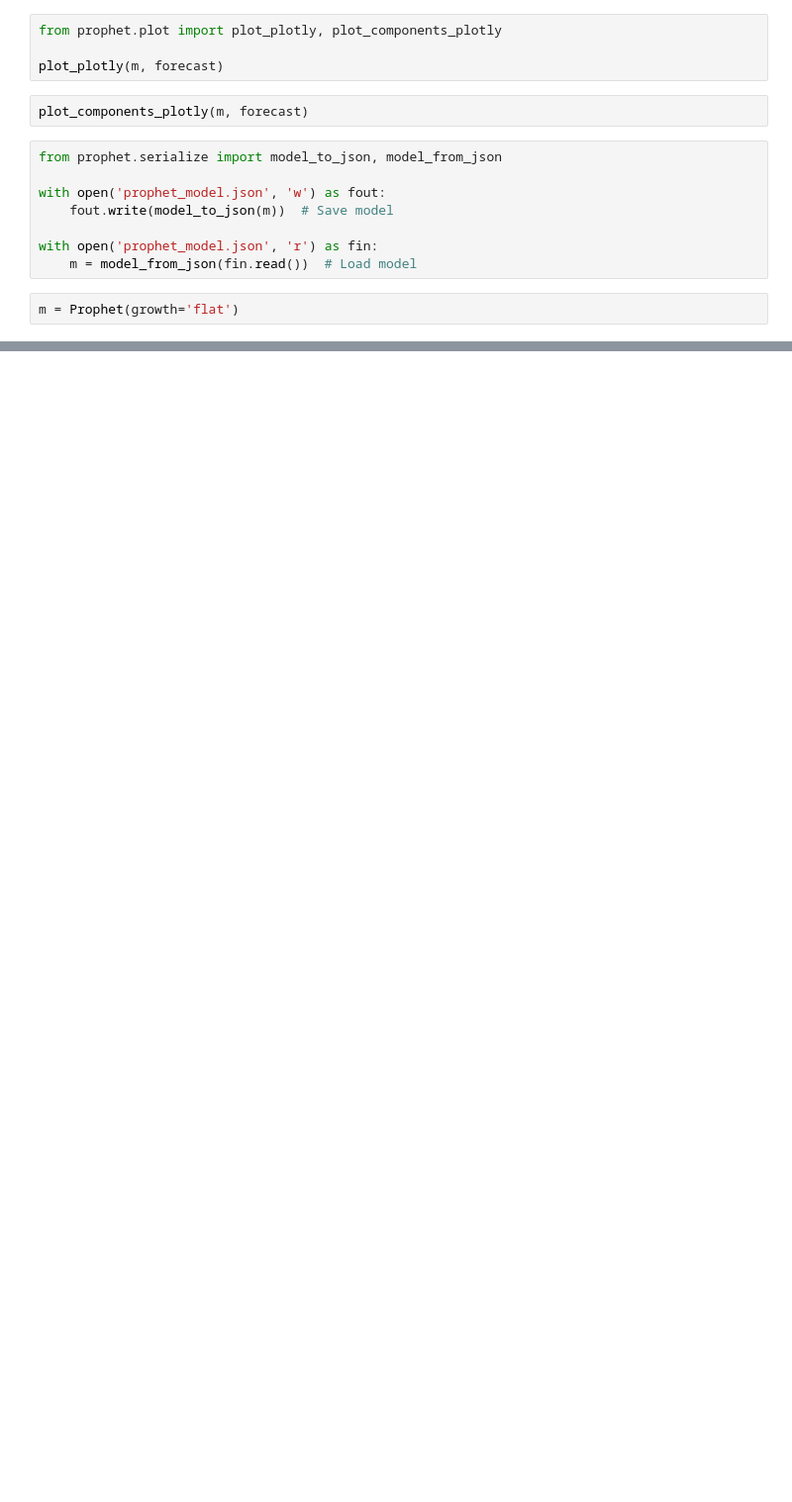
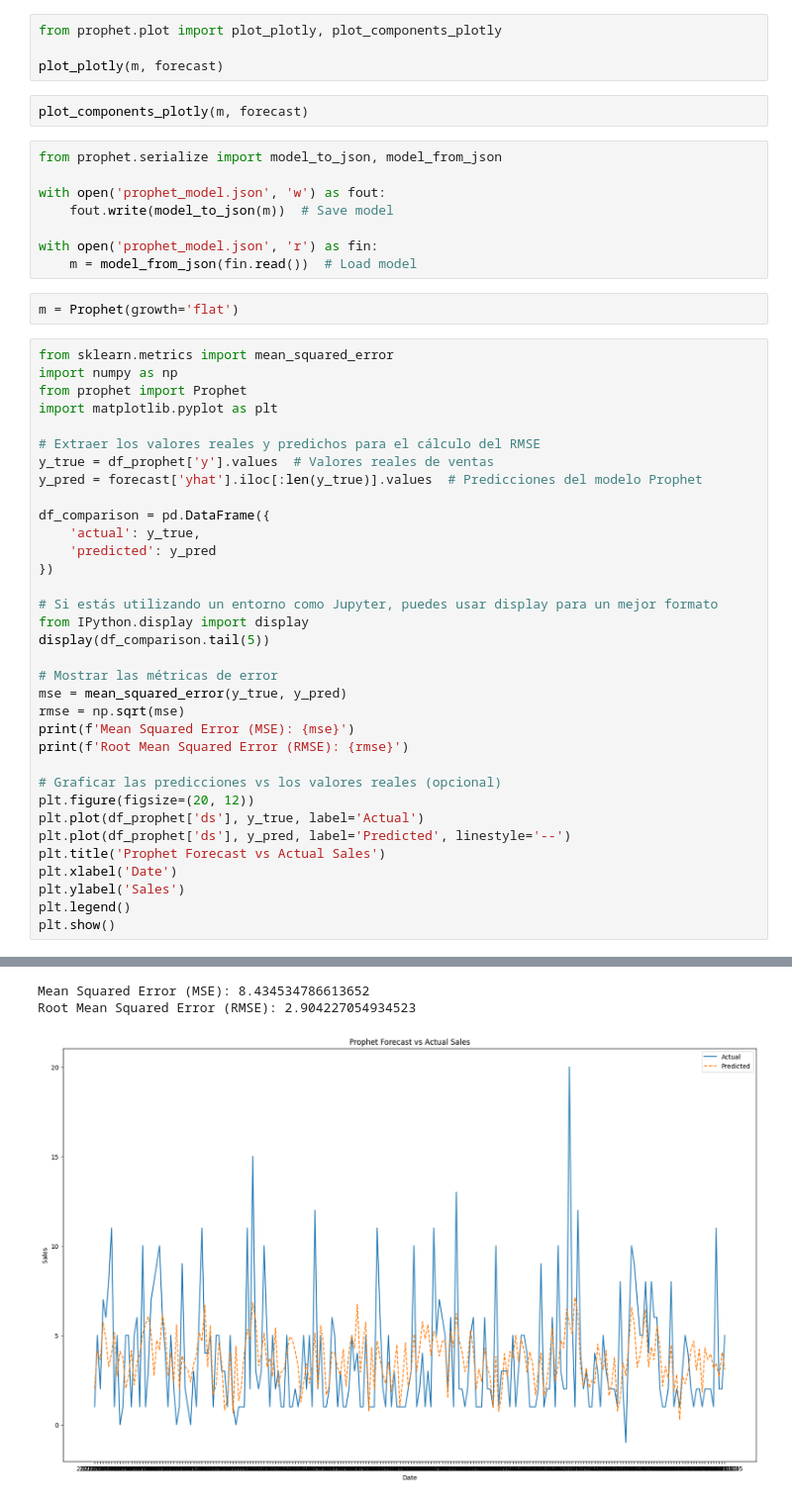
Before and after one commit to juanspadaro/forecasting_for_planning, a Jupyter notebook: Prophet/forecast_facturapp_prophet_v1.ipynb, the cells around one changed output, grey strips where cells are left out. Shown at 99% size. Drawn from its saved outputs; the diff is of its cells as text; blank space fills up the shorter version.

Commit message:
feat: New RMSE metric for models

```diff
--- a/Prophet/forecast_facturapp_prophet_v1.ipynb
+++ b/Prophet/forecast_facturapp_prophet_v1.ipynb
@@ -132,3 +132,38 @@ with open('prophet_model.json', 'r') as fin:
     m = model_from_json(fin.read())  # Load model
 # %%
 m = Prophet(growth='flat')
+# %%
+from sklearn.metrics import mean_squared_error
+import numpy as np
+from prophet import Prophet
+import matplotlib.pyplot as plt
+
+# Extraer los valores reales y predichos para el cálculo del RMSE
+y_true = df_prophet['y'].values  # Valores reales de ventas
+y_pred = forecast['yhat'].iloc[:len(y_true)].values  # Predicciones del modelo Prophet
+
+df_comparison = pd.DataFrame({
+    'actual': y_true,
+    'predicted': y_pred
+})
+
+# Si estás utilizando un entorno como Jupyter, puedes usar display para un mejor formato
+from IPython.display import display
+display(df_comparison.tail(5))
+
+# Mostrar las métricas de error
+mse = mean_squared_error(y_true, y_pred)
+rmse = np.sqrt(mse)
+print(f'Mean Squared Error (MSE): {mse}')
+print(f'Root Mean Squared Error (RMSE): {rmse}')
+
+# Graficar las predicciones vs los valores reales (opcional)
+plt.figure(figsize=(20, 12))
+plt.plot(df_prophet['ds'], y_true, label='Actual')
+plt.plot(df_prophet['ds'], y_pred, label='Predicted', linestyle='--')
+plt.title('Prophet Forecast vs Actual Sales')
+plt.xlabel('Date')
+plt.ylabel('Sales')
+plt.legend()
+plt.show()
+# %% [output]
@@ -134,0 +176,3 @@ m = Prophet(growth='flat')
+Mean Squared Error (MSE): 8.434534786613652
+Root Mean Squared Error (RMSE): 2.904227054934523
+[figure, added]
```
Also changed, not shown: parts of 7 cells of this notebook, 2 other files.
